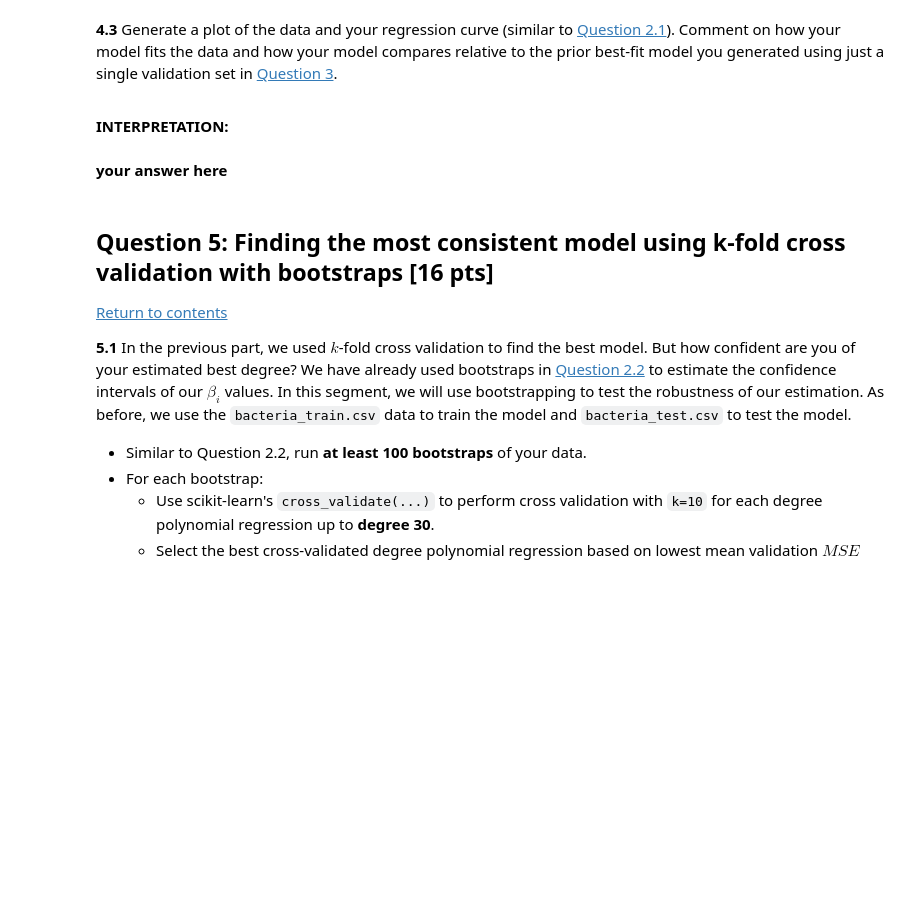
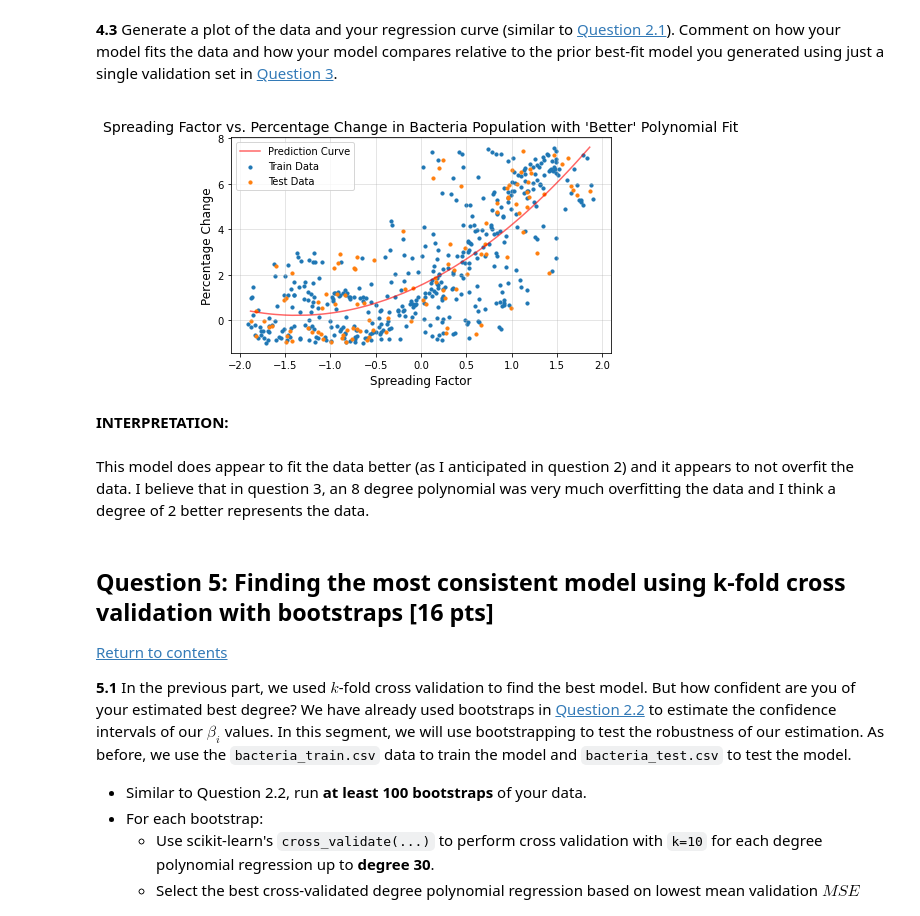
Before and after one commit to westonruths/ac209a, a Jupyter notebook: cs109a_hw3/cs109a_hw3.ipynb, the cells around one changed output. Drawn from its saved outputs; the diff is of its cells as text; code cells hidden in the pictures; blank space fills up the shorter version.

```diff
--- a/cs109a_hw3/cs109a_hw3.ipynb
+++ b/cs109a_hw3/cs109a_hw3.ipynb
@@ -732,7 +775,42 @@ The corresponding mean train MSE value is 3.4336183542563914
+# %%
+# your code here
+# Helper code to visualise the results
+idx = np.argsort(x_test[:,0])
+x_test = x_test[idx]
+
+# Use the above index to get the appropriate predicted values for y_test
+# y_test values corresponding to sorted test data
+y_test = y_test[idx]
+
+# Non-linear predicted values
+y_poly_pred = y_poly_pred_test[idx]
+
+# First plot x & y values using plt.scatter
+plt.scatter(x_train, y_train, s=10, label="Train Data")
+plt.scatter(x_test, y_test, s=10, label="Test Data")
+
+# Plot the polynomial regression fit curve
+# Use x_test as apposed to x_poly_test because x_poly_test is a matrix
+plt.plot(x_test, y_poly_pred, label="Prediction Curve", color='red', alpha=0.6)
+
+# Graph the train and test data as well as the polynomial fit
+plt.title(
+    "Spreading Factor vs. "
+    "Percentage Change in Bacteria Population with 'Better' Polynomial Fit",
+    fontsize=14,
+)
+plt.xlabel("Spreading Factor", fontsize=12)
+plt.ylabel("Percentage Change", fontsize=12)
+plt.grid(":", alpha=0.4)
+plt.tight_layout()
+plt.legend()
+plt.show()
+# %% [output]
+[figure, added]
 # %% [markdown]
 **INTERPRETATION:**
-# %% [markdown]
-**your answer here**
+# %% [markdown]
+This model does appear to fit the data better (as I anticipated in question 2) and it appears to not overfit the data. I believe that in question 3, an 8 degree polynomial was very much overfitting the data and I think a degree of 2 better represents the data.
 # %% [markdown]
 <a id="part5"></a>
 
```
Also changed, not shown: parts of 7 cells of this notebook.
